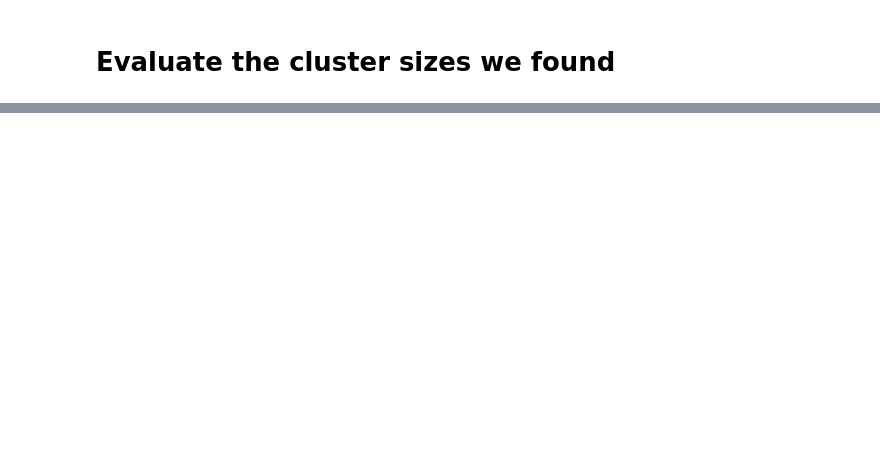
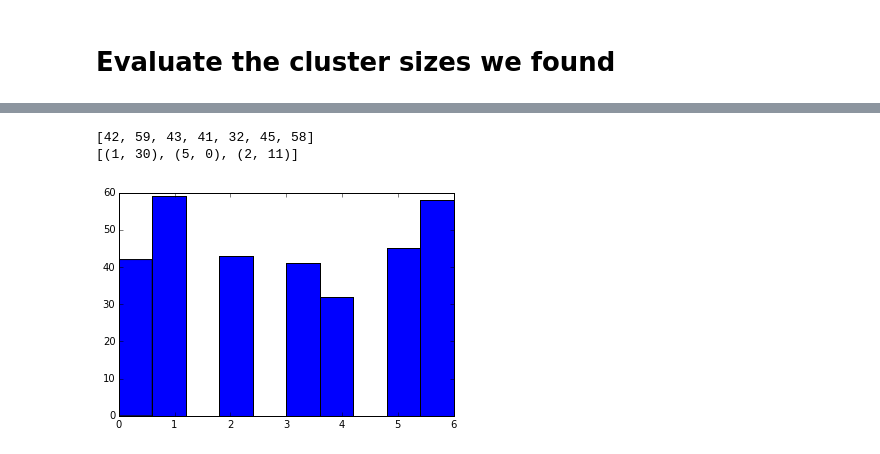
Before and after one commit to mzw4/jyupitertime, a Jupyter notebook: comp1/CS 5786 Comp 1 - JAC part 2.ipynb, the cells around one changed output, grey strips where cells are left out. Drawn from its saved outputs; the diff is of its cells as text; code cells hidden in the pictures; blank space fills up the shorter version.

```diff
--- a/comp1/CS 5786 Comp 1 - JAC part 2.ipynb
+++ b/comp1/CS 5786 Comp 1 - JAC part 2.ipynb
@@ -114,7 +160,8 @@ for line in open('actual-debate-labels.csv'):
         header = False
         continue
     parts = line.strip().split(',')
-    actual_debates[int(parts[0])] = int(parts[1])
+    actual_debates[int(parts[1])] = int(parts[0])
 
-print len(actual_debates)
+for i in range(NUM_DEBATES):
+    print i, '\t', actual_debates[i], '\t', actual_cluster_sizes[i]
 # %% [output]
@@ -122,2 +185,12 @@ print len(actual_debates)
 # %% [markdown]
 # Evaluate the cluster sizes we found
+# %%
+print '#\tPred\tAct\tP-A'
+print '==========================='
+errors = 0
+for i in range(NUM_DEBATES):
+    pred = len(predicted_label_inv_idx[i])
+    act = actual_cluster_sizes[i]
+    errors += abs(pred-act)
+    print i, '\t', pred,'\t', act, '\t', pred-act
+print '# errors', errors
@@ -125,0 +217,24 @@ print len(actual_debates)
+# %%
+remaining_set = set()
+for i in range(6, 9):
+    remaining_set = remaining_set.union(set(predicted_label_inv_idx[i]))
+
+print len(remaining_set)
+
+remaining = sorted(list(remaining_set))
+
+speech_graph_copy, _ = load_sparse_data('speech_graph.csv', NUM_SPEECHES)
+
+# Create affinity matrix.
+print 'Creating affinity matrix.'
+for row in range(NUM_SPEECHES):
+    row_indices = sparse_where(speech_graph, row)
+    for index in row_indices:
+        # Remove connections to points we have already labeled.
+        # Remove connections to debate with the same label.
+        if index not in remaining_set or for_against_label[row] == for_against_label[index]:
+            speech_graph_copy[row, index] = 0.0
+    if row % 450 == 0:
+        print row * 100.0 / NUM_SPEECHES, '%'
+
+print 'Done'
@@ -131,4 +270,10 @@ print speech_graph_copy_trimmed.shape
 # %%
-spectral_labels = cluster.spectral_clustering(speech_graph_copy_trimmed, n_clusters=2)
+n_clusters = 7
+spectral_labels = cluster.spectral_clustering(speech_graph_copy_trimmed, n_clusters=n_clusters)
 plt.hist(spectral_labels, bins=10)
-print [list(spectral_labels).count(i) for i in range(2)]
+print [list(spectral_labels).count(i) for i in range(n_clusters)]
+print [(spectral_labels[remaining.index(i)],i) for i in actual_debates.values() if i in remaining_set]
+# %% [output]
+[42, 59, 43, 41, 32, 45, 58]
+[(1, 30), (5, 0), (2, 11)]
+[figure, added]
```
Also changed, not shown: parts of 28 cells of this notebook.
